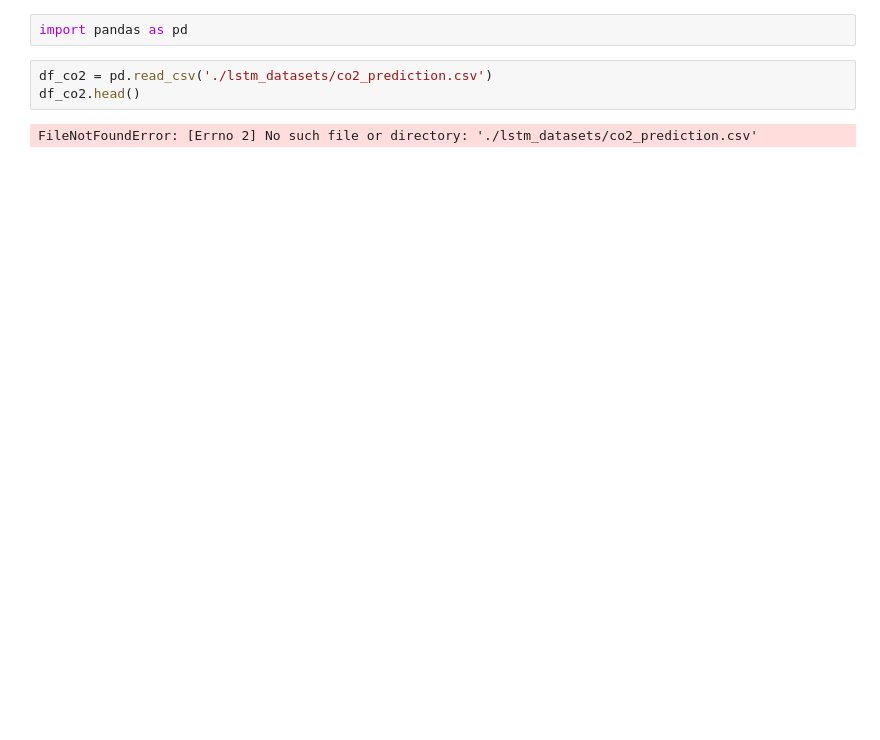
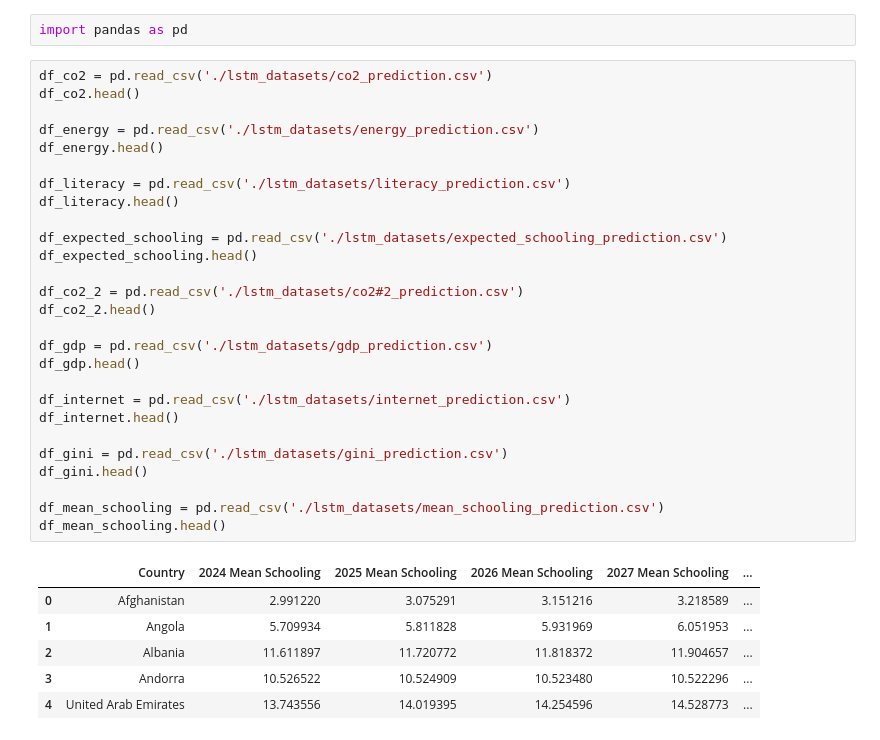
Before and after one commit to DavidBShan/BDC-Wealth, a Jupyter notebook: prediction_analysis.ipynb, the cells around one changed output. Cells and saved outputs as stored; diff of their text form; blank space fills up the shorter version.

```diff
--- a/prediction_analysis.ipynb
+++ b/prediction_analysis.ipynb
@@ -1,7 +1,36 @@
 # %%
 import pandas as pd
-# %%
-df_co2 = pd.read_csv('./lstm_datasets/co2_prediction.csv')
-df_co2.head()
-# %% [output]
-FileNotFoundError: [Errno 2] No such file or directory: './lstm_datasets/co2_prediction.csv'
+# %%
+df_co2 = pd.read_csv('./lstm_datasets/co2_prediction.csv')
+df_co2.head()
+
+df_energy = pd.read_csv('./lstm_datasets/energy_prediction.csv')
+df_energy.head()
+
+df_literacy = pd.read_csv('./lstm_datasets/literacy_prediction.csv')
+df_literacy.head()
+
+df_expected_schooling = pd.read_csv('./lstm_datasets/expected_schooling_prediction.csv')
+df_expected_schooling.head()
+
+df_co2_2 = pd.read_csv('./lstm_datasets/co2#2_prediction.csv')
+df_co2_2.head()
+
+df_gdp = pd.read_csv('./lstm_datasets/gdp_prediction.csv')
+df_gdp.head()
+
+df_internet = pd.read_csv('./lstm_datasets/internet_prediction.csv')
+df_internet.head()
+
+df_gini = pd.read_csv('./lstm_datasets/gini_prediction.csv')
+df_gini.head()
+
+df_mean_schooling = pd.read_csv('./lstm_datasets/mean_schooling_prediction.csv')
+df_mean_schooling.head()
+# %% [output]
+|  | Country | 2024 Mean Schooling | 2025 Mean Schooling | 2026 Mean Schooling | 2027 Mean Schooling | ... |
+| 0 | Afghanistan | 2.991220 | 3.075291 | 3.151216 | 3.218589 | ... |
+| 1 | Angola | 5.709934 | 5.811828 | 5.931969 | 6.051953 | ... |
+| 2 | Albania | 11.611897 | 11.720772 | 11.818372 | 11.904657 | ... |
+| 3 | Andorra | 10.526522 | 10.524909 | 10.523480 | 10.522296 | ... |
+| 4 | United Arab Emirates | 13.743556 | 14.019395 | 14.254596 | 14.528773 | ... |
```
Also changed, not shown: parts of 2 cells of this notebook, 9 other files.
